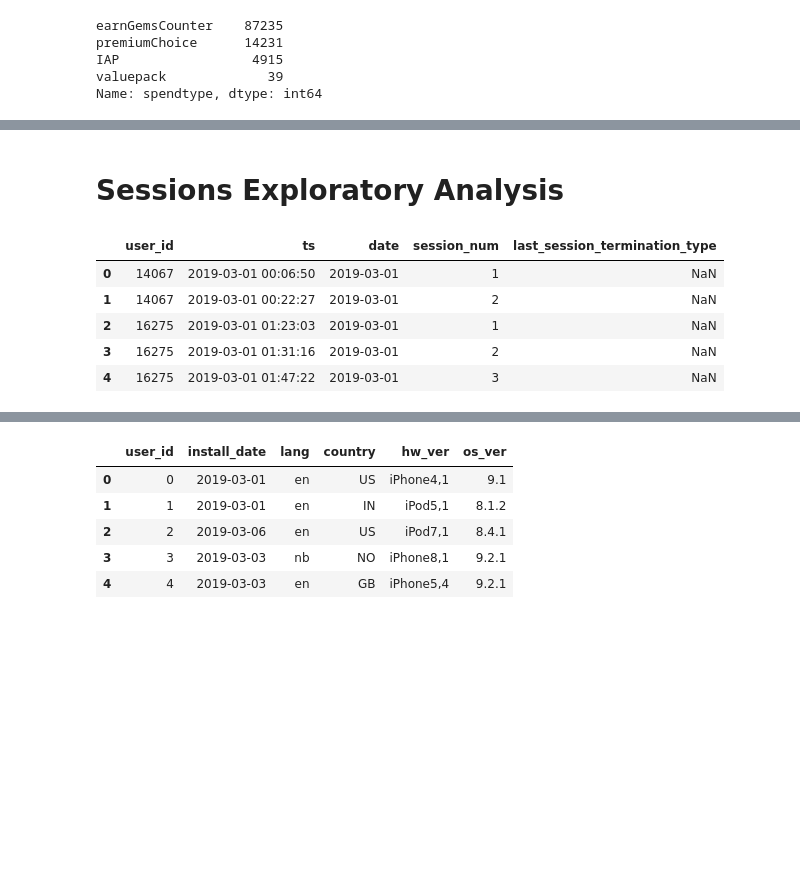
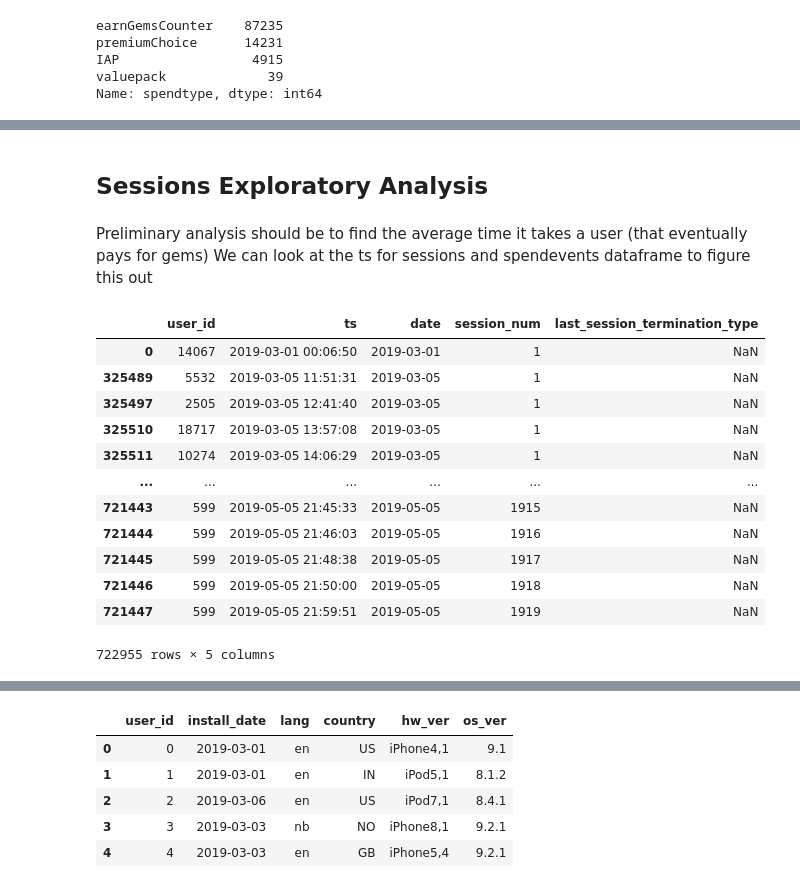
Before and after one commit to ericyeonpark/pg_data_exploratory_analysis, a Jupyter notebook: data_exploration_Eric_Park.ipynb, the cells around one changed output, grey strips where cells are left out. Drawn from its saved outputs; the diff is of its cells as text; code cells hidden in the pictures; blank space fills up the shorter version.

Commit message:
added introductory analysis for sessions Exploratory Analysis

```diff
--- a/data_exploration_Eric_Park.ipynb
+++ b/data_exploration_Eric_Park.ipynb
@@ -255,14 +255,24 @@ spendevents[filtered_spendtype].head()
 | 52406 | 5987 | 2019-04-17 05:02:48 | 2019-04-17 | story_4 | 24 | valuepack | gems | -217 |
 | 57519 | 8874 | 2019-04-17 07:46:03 | 2019-04-17 | story_2 | 0 | valuepack | gems | -217 |
 # %% [markdown]
-# Sessions Exploratory Analysis
+## Sessions Exploratory Analysis
-# %%
-# display data
-sessions.head()
-# %% [output]
-|  | user_id | ts | date | session_num | last_session_termination_type |
-| 0 | 14067 | 2019-03-01 00:06:50 | 2019-03-01 | 1 | NaN |
-| 1 | 14067 | 2019-03-01 00:22:27 | 2019-03-01 | 2 | NaN |
-| 2 | 16275 | 2019-03-01 01:23:03 | 2019-03-01 | 1 | NaN |
-| 3 | 16275 | 2019-03-01 01:31:16 | 2019-03-01 | 2 | NaN |
-| 4 | 16275 | 2019-03-01 01:47:22 | 2019-03-01 | 3 | NaN |
+# %% [markdown]
+Preliminary analysis should be to find the average time it takes a user (that eventually pays for gems)
+We can look at the ts for sessions and spendevents dataframe to figure this out
+# %%
+# shows some users played a lot of sessions
+sessions.sort_values(by=["session_num"])
+# %% [output]
+|  | user_id | ts | date | session_num | last_session_termination_type |
+| 0 | 14067 | 2019-03-01 00:06:50 | 2019-03-01 | 1 | NaN |
+| 325489 | 5532 | 2019-03-05 11:51:31 | 2019-03-05 | 1 | NaN |
+| 325497 | 2505 | 2019-03-05 12:41:40 | 2019-03-05 | 1 | NaN |
+| 325510 | 18717 | 2019-03-05 13:57:08 | 2019-03-05 | 1 | NaN |
+| 325511 | 10274 | 2019-03-05 14:06:29 | 2019-03-05 | 1 | NaN |
+| ... | ... | ... | ... | ... | ... |
+| 721443 | 599 | 2019-05-05 21:45:33 | 2019-05-05 | 1915 | NaN |
+| 721444 | 599 | 2019-05-05 21:46:03 | 2019-05-05 | 1916 | NaN |
+| 721445 | 599 | 2019-05-05 21:48:38 | 2019-05-05 | 1917 | NaN |
+| 721446 | 599 | 2019-05-05 21:50:00 | 2019-05-05 | 1918 | NaN |
+| 721447 | 599 | 2019-05-05 21:59:51 | 2019-05-05 | 1919 | NaN |
+722955 rows × 5 columns
```
Also changed, not shown: parts of 2 cells of this notebook.
